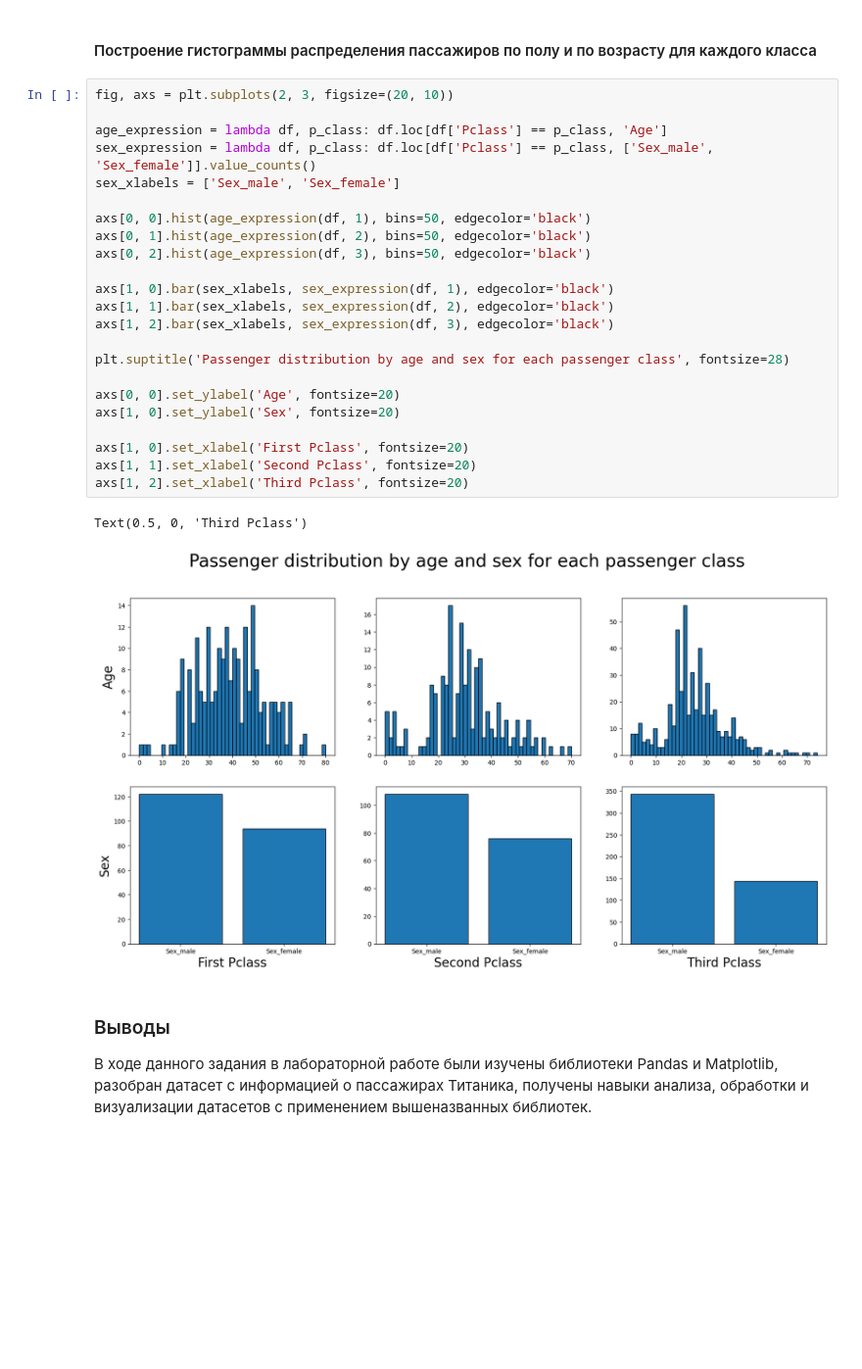
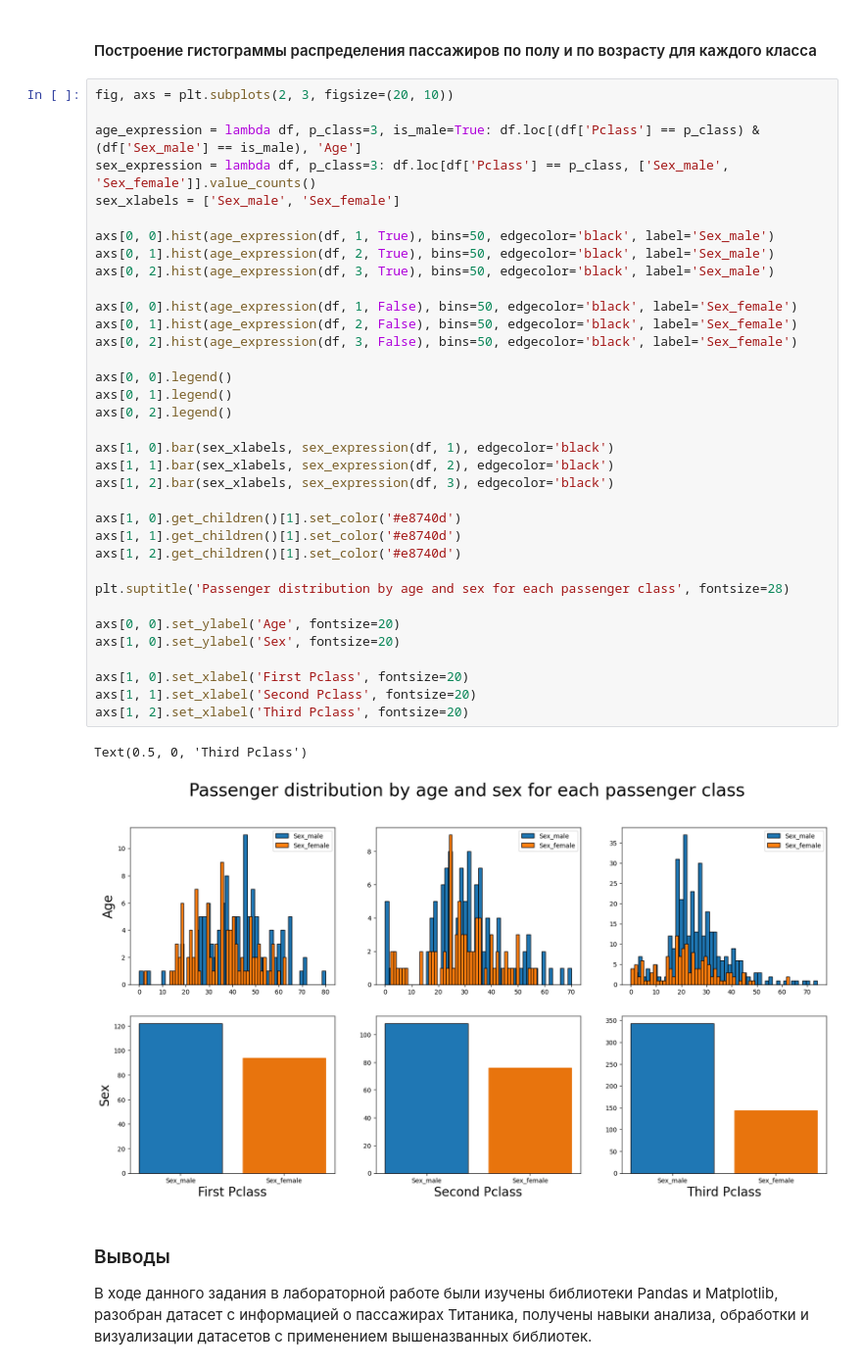
Before and after one commit to MrKobrand/PT2023, a Jupyter notebook: N4/notebooks/titanic.ipynb, the cells around one changed output. Shown: that part at 98% size. Drawn from its saved outputs; the diff is of its cells as text; blank space fills up the shorter version.

```diff
--- a/N4/notebooks/titanic.ipynb
+++ b/N4/notebooks/titanic.ipynb
@@ -315,29 +315,41 @@ df.describe()
 # %%
 fig, axs = plt.subplots(2, 3, figsize=(20, 10))
 
-age_expression = lambda df, p_class: df.loc[df['Pclass'] == p_class, 'Age']
-sex_expression = lambda df, p_class: df.loc[df['Pclass'] == p_class, ['Sex_male', 'Sex_female']].value_counts()
+age_expression = lambda df, p_class=3, is_male=True: df.loc[(df['Pclass'] == p_class) & (df['Sex_male'] == is_male), 'Age']
+sex_expression = lambda df, p_class=3: df.loc[df['Pclass'] == p_class, ['Sex_male', 'Sex_female']].value_counts()
 sex_xlabels = ['Sex_male', 'Sex_female']
 
-axs[0, 0].hist(age_expression(df, 1), bins=50, edgecolor='black')
-axs[0, 1].hist(age_expression(df, 2), bins=50, edgecolor='black')
-axs[0, 2].hist(age_expression(df, 3), bins=50, edgecolor='black')
+axs[0, 0].hist(age_expression(df, 1, True), bins=50, edgecolor='black', label='Sex_male')
+axs[0, 1].hist(age_expression(df, 2, True), bins=50, edgecolor='black', label='Sex_male')
+axs[0, 2].hist(age_expression(df, 3, True), bins=50, edgecolor='black', label='Sex_male')
+
+axs[0, 0].hist(age_expression(df, 1, False), bins=50, edgecolor='black', label='Sex_female')
+axs[0, 1].hist(age_expression(df, 2, False), bins=50, edgecolor='black', label='Sex_female')
+axs[0, 2].hist(age_expression(df, 3, False), bins=50, edgecolor='black', label='Sex_female')
+
+axs[0, 0].legend()
+axs[0, 1].legend()
+axs[0, 2].legend()
 
 axs[1, 0].bar(sex_xlabels, sex_expression(df, 1), edgecolor='black')
 axs[1, 1].bar(sex_xlabels, sex_expression(df, 2), edgecolor='black')
 axs[1, 2].bar(sex_xlabels, sex_expression(df, 3), edgecolor='black')
+
+axs[1, 0].get_children()[1].set_color('#e8740d')
+axs[1, 1].get_children()[1].set_color('#e8740d')
+axs[1, 2].get_children()[1].set_color('#e8740d')
 
 plt.suptitle('Passenger distribution by age and sex for each passenger class', fontsize=28)
 
 axs[0, 0].set_ylabel('Age', fontsize=20)
 axs[1, 0].set_ylabel('Sex', fontsize=20)
 
 axs[1, 0].set_xlabel('First Pclass', fontsize=20)
 axs[1, 1].set_xlabel('Second Pclass', fontsize=20)
 axs[1, 2].set_xlabel('Third Pclass', fontsize=20)
 # %% [output]
 Text(0.5, 0, 'Third Pclass')
-[figure, old version]
+[figure, new version]
 # %% [markdown]
 ### Выводы
 В ходе данного задания в лабораторной работе были изучены библиотеки Pandas и Matplotlib, разобран датасет с информацией о пассажирах Титаника, получены навыки анализа, обработки и визуализации датасетов с применением вышеназванных библиотек.
```
Also changed, not shown: parts of 1 cell of this notebook, 3 other files.
